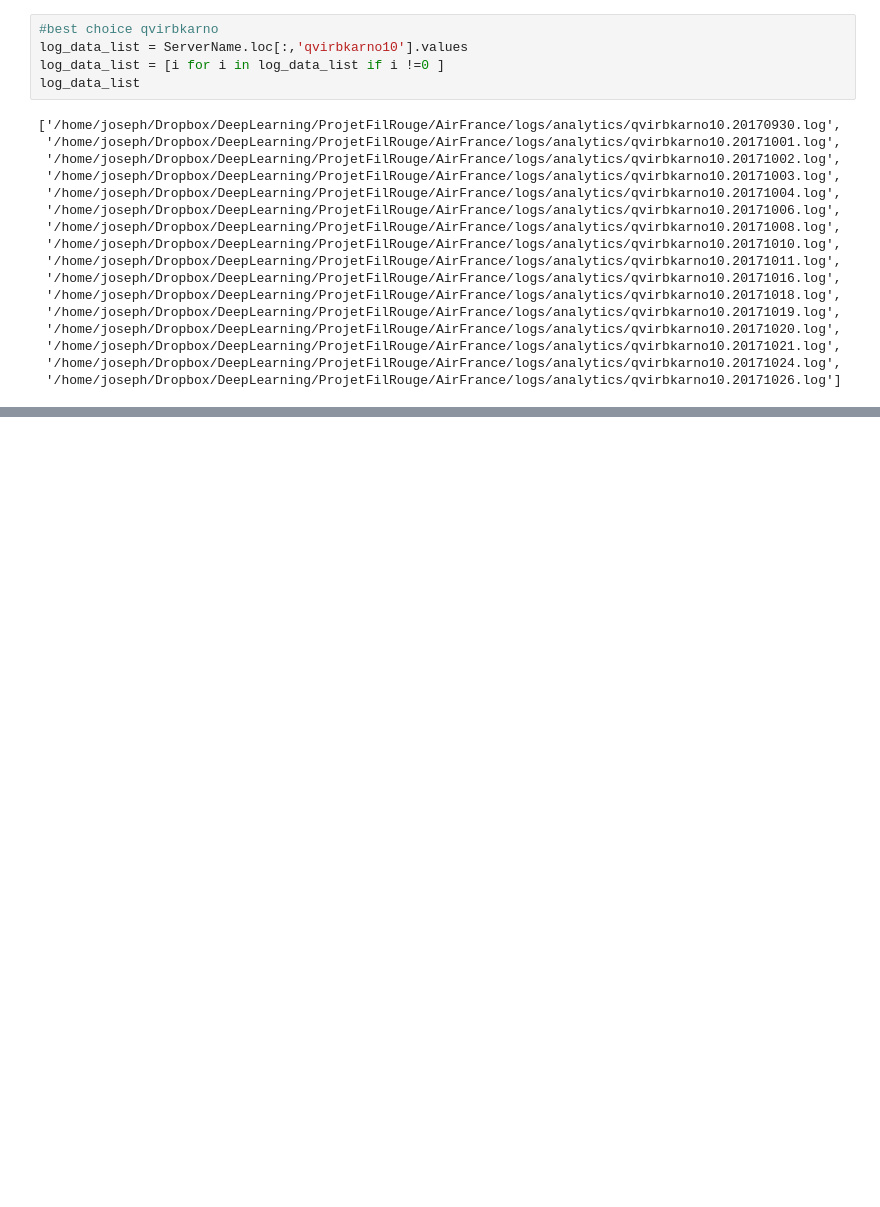
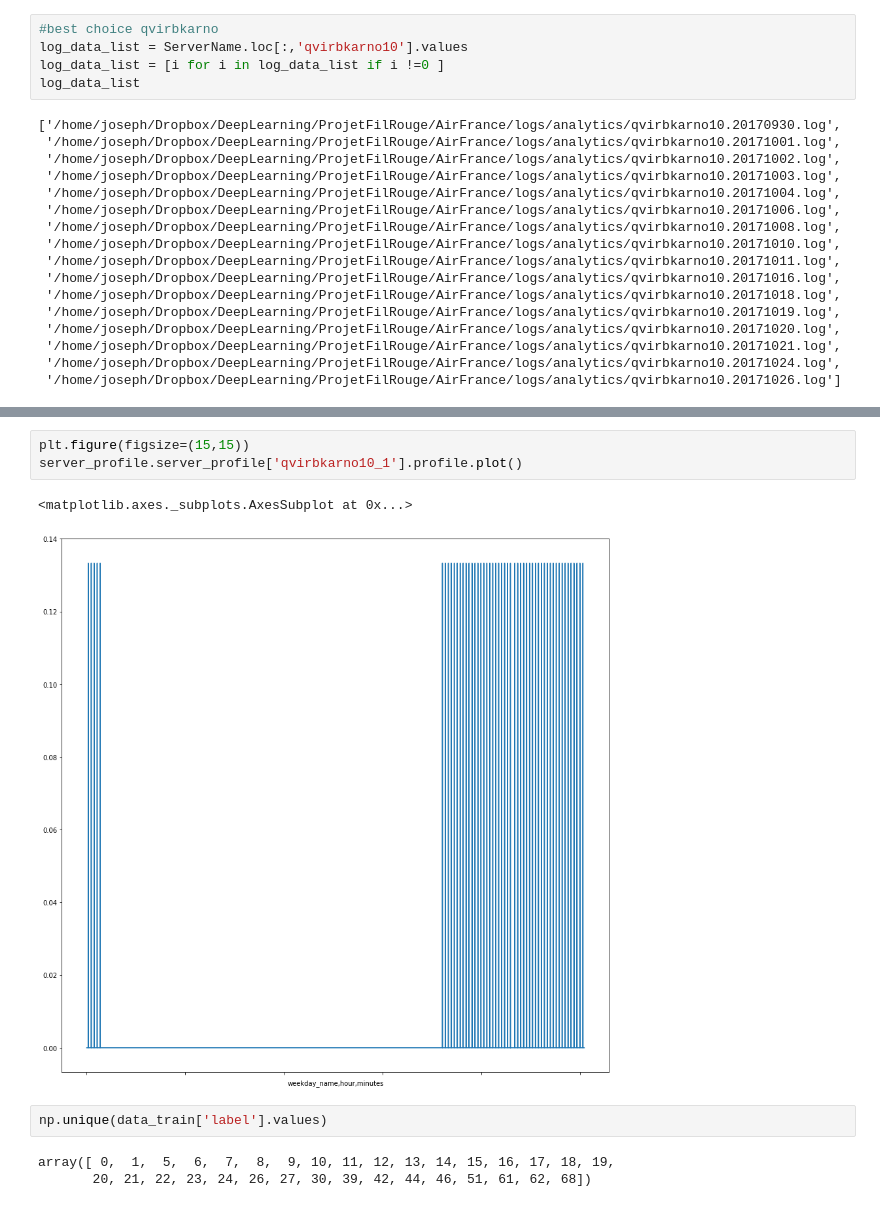
Before and after one commit to TheAmazonLogTeam/LogKiller, a Jupyter notebook: test_time_series.ipynb, the cells around one changed output, grey strips where cells are left out. Drawn from its saved outputs; the diff is of its cells as text; blank space fills up the shorter version.

```diff
--- a/test_time_series.ipynb
+++ b/test_time_series.ipynb
@@ -138,0 +208,11 @@ df_log.head()
+# %%
+plt.figure(figsize=(15,15))
+server_profile.server_profile['qvirbkarno10_1'].profile.plot()
+# %% [output]
+<matplotlib.axes._subplots.AxesSubplot at 0x...>
+[figure, added]
+# %%
+np.unique(data_train['label'].values)
+# %% [output]
+array([ 0,  1,  5,  6,  7,  8,  9, 10, 11, 12, 13, 14, 15, 16, 17, 18, 19,
+       20, 21, 22, 23, 24, 26, 27, 30, 39, 42, 44, 46, 51, 61, 62, 68])
```
Also changed, not shown: parts of 15 cells of this notebook, 2 other files.
